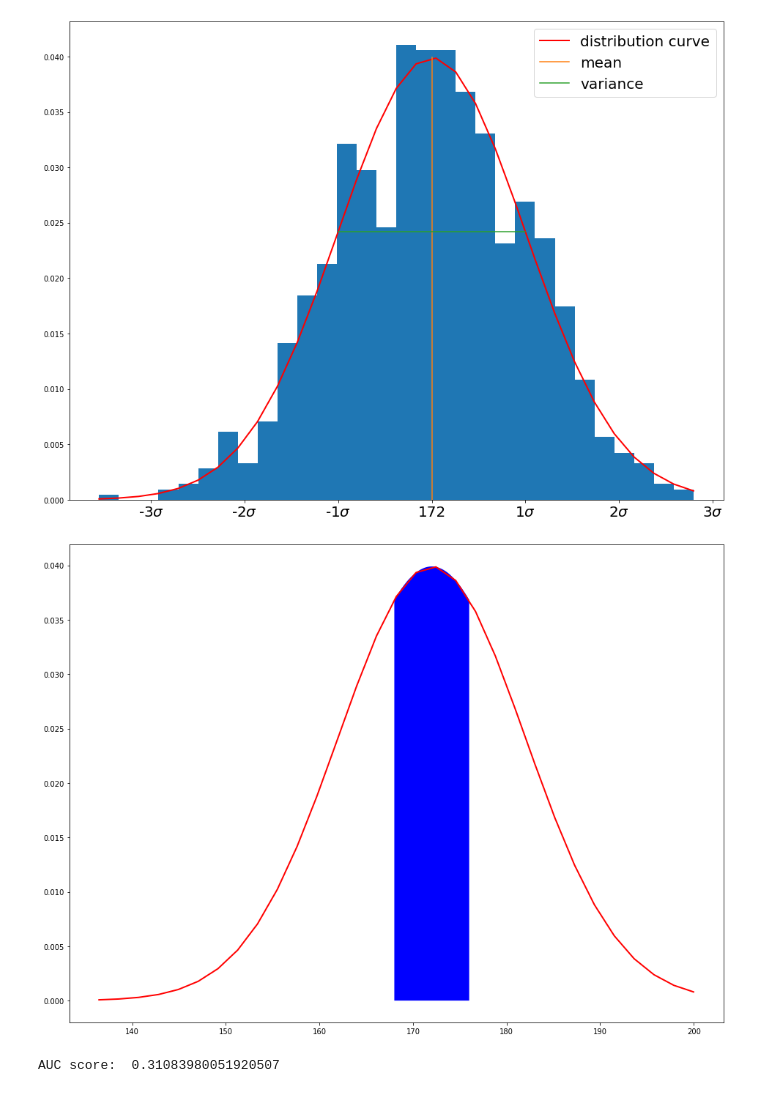
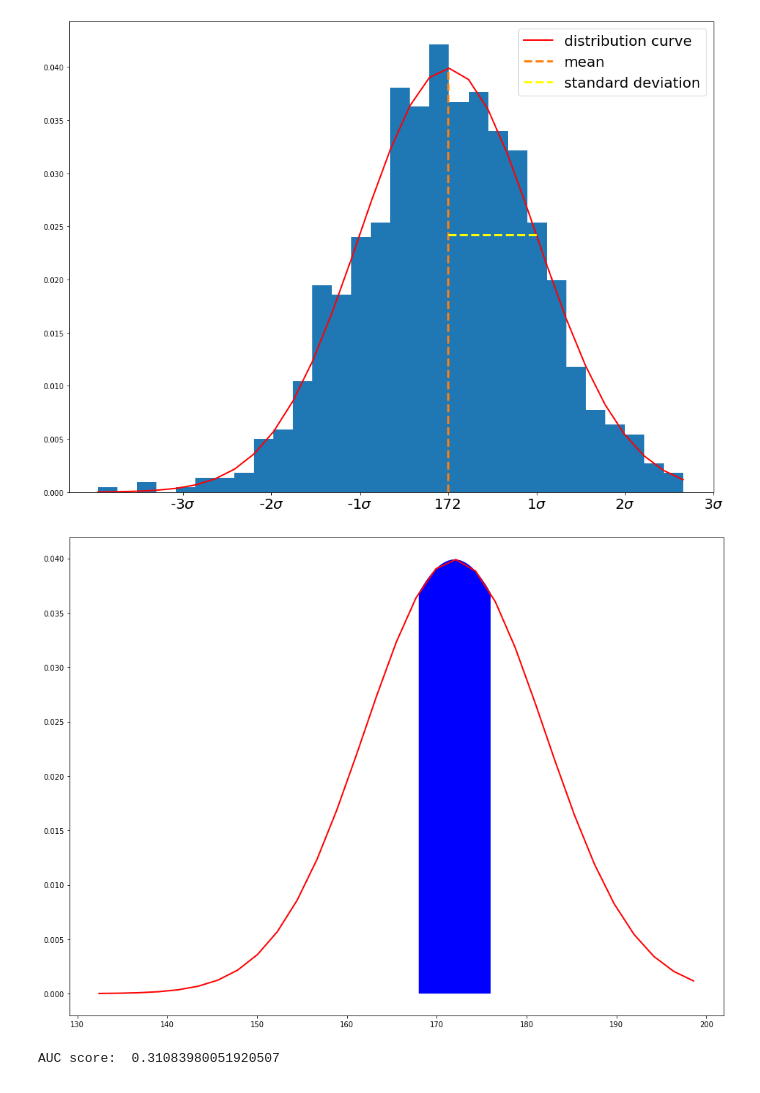
Before and after one commit to emkademy/emkademy-blog-materials, a Jupyter notebook: research/toolbox/normal_distribution_and_auc_score.ipynb, the cells around one changed output. Saved outputs shown, nothing was run; the diff lists cells and outputs as text; code cells hidden in the pictures.

```diff
--- a/research/toolbox/normal_distribution_and_auc_score.ipynb
+++ b/research/toolbox/normal_distribution_and_auc_score.ipynb
@@ -17,62 +17,74 @@ class Normal:
     return 1/(self.std * np.sqrt(2 * np.pi))*\
            np.exp(-(x - self.mean)**2 / (2 * self.variance))
 
-  def plot_on_histogram(self, n_samples, std_xticks=False):
+  def plot_on_histogram(self, n_samples, plot_mean=False, plot_std=False, std_xticks=False):
+    plt_legend = []
     samples = np.random.normal(self.mean, self.std, n_samples)
 
     figure(figsize=(16,12))
     count, self.bins, ignored = plt.hist(samples, 30, density=True)
-    mean_x, mean_y = self.get_mean_line_coordinates()
     plt.plot(self.bins, self.pdf(self.bins), linewidth=2, color='r')
-    plt.plot(mean_x, mean_y)
-    self.show_variance()
-    plt.legend(["distribution curve", "mean", "variance"], fontsize=20)
+    plt_legend.append("distribution curve")
+
+    if plot_mean:
+      self.plot_mean()
+      plt_legend.append("mean")
+
+    if plot_std:
+      self.plot_std()
+      plt_legend.append("standard deviation")
+
     if std_xticks:
       plt.xticks([self.mean+n*self.std for n in range(-3, 4)],
                  [str(n) + r'$\sigma$' if n != 0 else str(self.mean) for n in range(-3, 4)],
                  fontsize=20)
+
+    plt.legend(plt_legend, fontsize=20)
     plt.show()
 
-  def show_variance(self):
+  def plot_mean(self):
+    mean_x, mean_y = self.get_mean_line_coordinates()
+    plt.plot(mean_x, mean_y, "--", linewidth=3)
+
+  def plot_std(self):
     std_right = self.mean+self.std
-    std_left = self.mean-self.std
-    std_x = [std_left, std_right]
+    std_x = [self.mean, std_right]
     std_y_value = self.pdf(std_right)
     std_y = [std_y_value, std_y_value]
 
-    plt.plot(std_x, std_y)
+    plt.plot(std_x, std_y, "--", linewidth=3, color="yellow")
 
   def calculate_auc_in_range(self, a, b, step=0.0001, plot=False):
     section = np.arange(a, b, step)
     auc_score = auc(section, self.pdf(section))
 
     if plot:
       assert self.bins is not None
       figure(figsize=(16,12))
       plt.plot(self.bins, self.pdf(self.bins), linewidth=2, color='r')
       plt.fill_between(section, self.pdf(section), facecolor="blue")
       plt.show()
     return auc_score
 
   def get_mean_line_coordinates(self):
     mean_x = [self.mean, self.mean]
     mean_y = [0, self.pdf(self.mean)]
     return mean_x, mean_y
 
 
 mean = 172
 std = 10
 n_samples = 1000
 normal_dist = Normal(mean, std)
 
-normal_dist.plot_on_histogram(n_samples, std_xticks=True)
+normal_dist.plot_on_histogram(n_samples, plot_mean=True, plot_std=True, std_xticks=True)
 
 a = 168
 b = 176
 auc_score = normal_dist.calculate_auc_in_range(a, b, plot=True)
 
 print("AUC score: ", auc_score)
 # %% [output]
-[figure, old version]
+[figure, new version]
-[figure, old version]
+[figure, new version]
 AUC score:  0.31083980051920507
```
Also changed, not shown: 1 other file.
